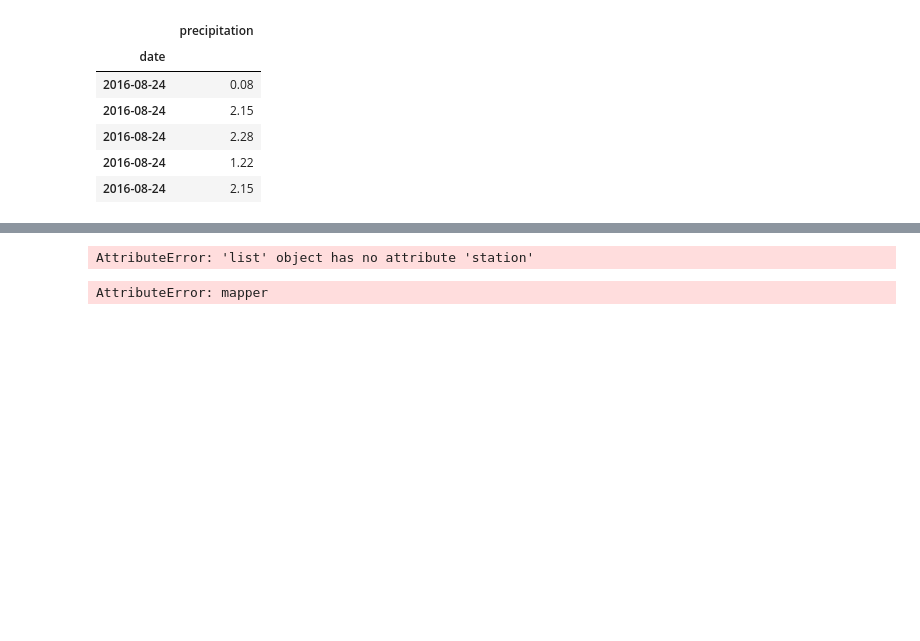
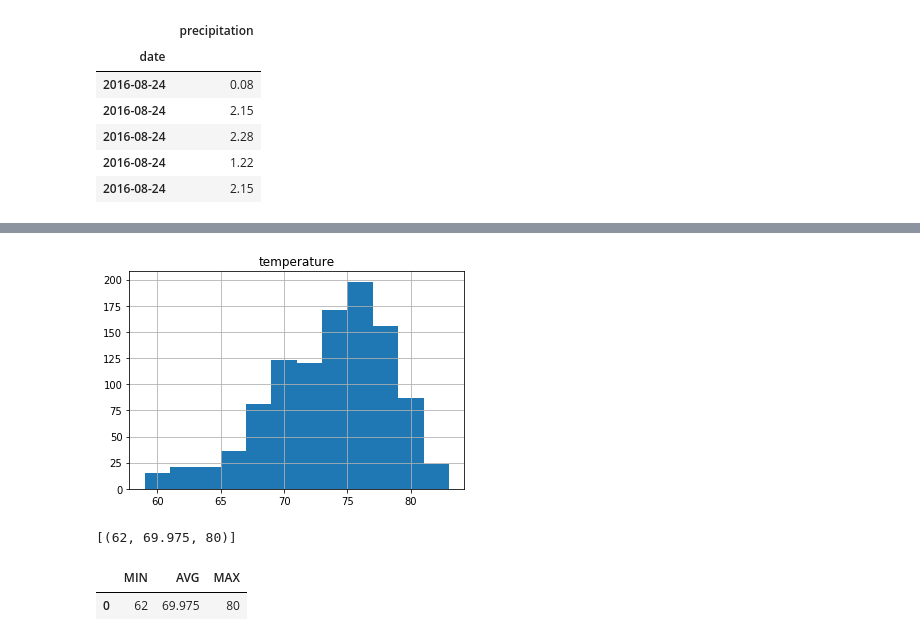
Before and after one commit to blair5431/DataVisHomework, a Jupyter notebook: Advance_SQL/climate_analysis.ipynb, the cells around one changed output, grey strips where cells are left out. Drawn from its saved outputs; the diff is of its cells as text; code cells hidden in the pictures; blank space fills up the shorter version.

```diff
--- a/Advance_SQL/climate_analysis.ipynb
+++ b/Advance_SQL/climate_analysis.ipynb
@@ -134,7 +134,21 @@ temp_obs=session.query(Measurements.date,Measurements.tobs).\
     filter(Measurements.station == "USC00519281").\
     order_by(Measurements.date).all()
 
-#Plot the results as a histogram with bins=12.
+# Unpack the `date` and `temp` from results and save into separate lists
+dates =[]
+temps = []
+
+for row in date_prcp:
+    date = row[0]
+    #print(date)
+    dates.append(date)
+
+    temp = row[1]
+    #print(prcp)
+    temps.append(temp)
+
+temp_obs_df = pd.DataFrame(temp_obs[:6045], columns=['date', 'temperature'])
+
 
 #joinging stations and measurments data
 stations_join = session.query(Measurements.station, Measurements.date).filter(Measurements.station == Stations.station).all()
@@ -142,5 +156,5 @@ stations_join = session.query(Measurements.station, Measurements.date).filter(Me
 stations_join
 
 
-temp_obs
+temp_obs_df
 # %% [output]
@@ -164,14 +178,0 @@ temp_obs
-# %%
-station_counts=session.query(stations_join.station).count()
-station_counts
-# %% [output]
-AttributeError: 'list' object has no attribute 'station'
-# %%
-test=(
-    session.query(Stations, func.count(Stations.station))
-    .select_from(Measurements)
-    .join(Measurements.station)
-    .group_by(station)
-)
-# %% [output]
-AttributeError: mapper
@@ -186,0 +179,8 @@ join_obj = user_t.join(email_t,
+# %%
+#Design a query to retrieve the last 12 months of temperature observation data (tobs).
+#Filter by the station with the highest number of observations.
+#Plot the results as a histogram with bins=12.
+temp_obs_df.hist(column='temperature', bins=12)
+plt.show()
+# %% [output]
+[figure, added]
@@ -186,0 +193,12 @@ join_obj = user_t.join(email_t,
+# %%
+calc_temps('2016-02-28', '2016-03-05')
+# %% [output]
+[(62, 69.975, 80)]
+# %%
+temperatures = (calc_temps('2016-02-28', '2016-03-05'))
+labels = ['MIN', 'AVG', 'MAX']
+vaccation_temps_df = pd.DataFrame.from_records(temperatures, columns=labels)
+vaccation_temps_df
+# %% [output]
+|  | MIN | AVG | MAX |
+| 0 | 62 | 69.975 | 80 |
```
Also changed, not shown: parts of 5 cells of this notebook, 1 other file.
